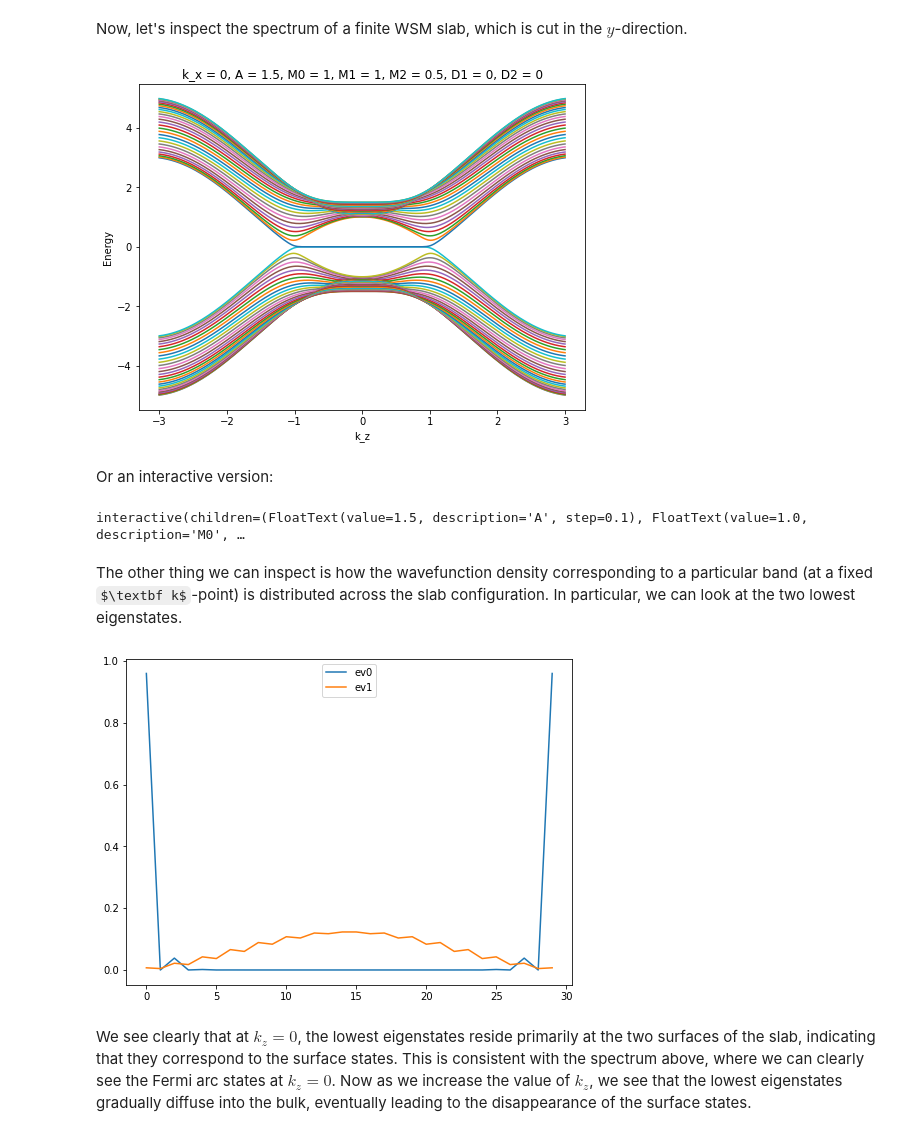
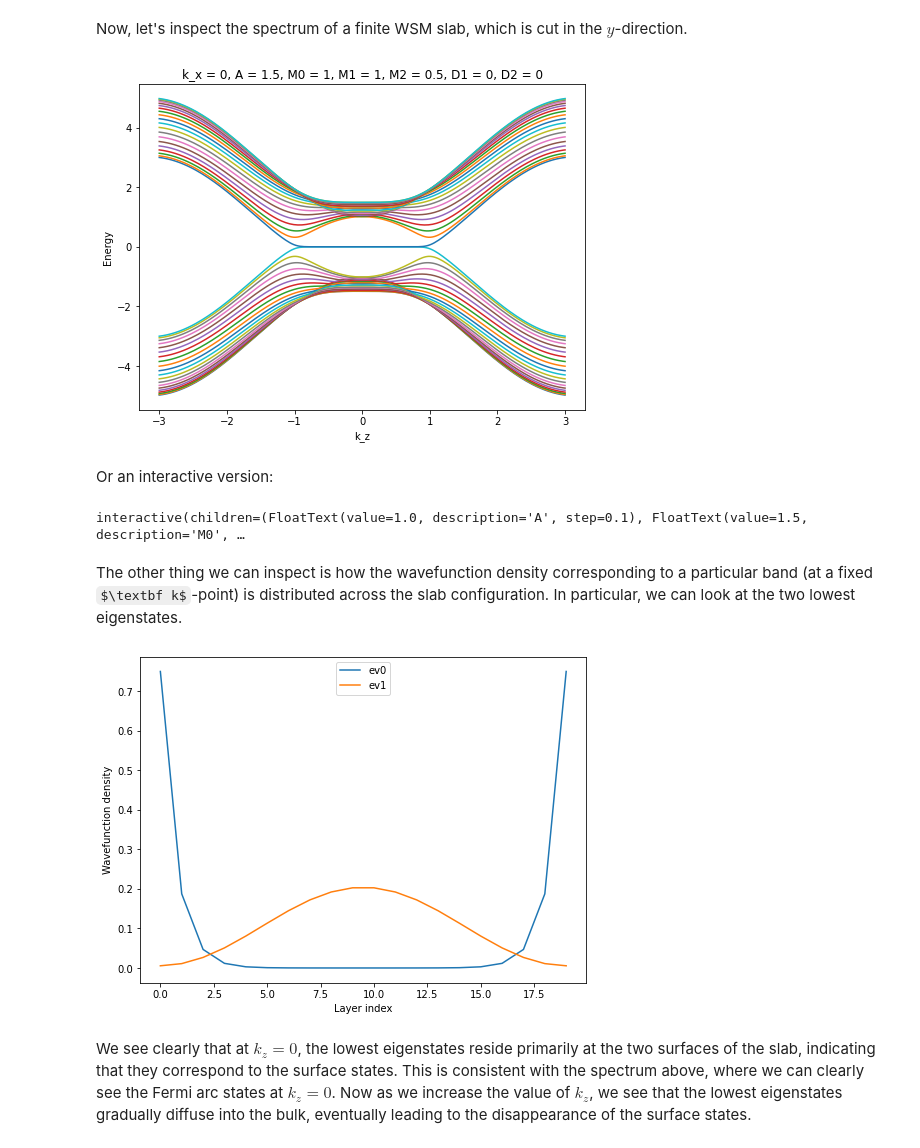
Before and after one commit to ruihao-li/TSM-tight-binding, a Jupyter notebook: TSM_TB_demo.ipynb, the cells around one changed output. Drawn from its saved outputs; the diff is of its cells as text; code cells hidden in the pictures; some formulas as TeX source.

```diff
--- a/TSM_TB_demo.ipynb
+++ b/TSM_TB_demo.ipynb
@@ -27,5 +29,5 @@ H_Weyl = """
 """
 
 HW_cont = kct.sympify(H_Weyl)
-template = kct.discretize(HW_cont)
+weyl_template = kct.discretize(HW_cont)
 # %%
@@ -55,30 +61,37 @@ WSM_spectrum(A=1.5, M0=1, M1=1, M2=0.5, D1=0, D2=0)
 # %% [markdown]
 Now, let's inspect the spectrum of a finite WSM slab, which is cut in the $y$-direction.
 # %%
-kx = ('k_x', 0)
-kz = ('k_z', np.linspace(-3, 3, 200))
-params = dict(A=1.5, M0=1, M1=1, M2=0.5, D1=0, D2=0)
-cf.plot_spectrum(syst=template, params=params, kx=kx, kz=kz, ts_dir='xz', L=30)
+def WSM_finite(A, M0, M1, M2, D1, D2, L):
+    params = dict(A=A, M0=M0, M1=M1, M2=M2, D1=D1, D2=D2)
+    return plot_spectrum(
+        syst=weyl_template, params=params, kx=kx, kz=kz, ts_dir="xz", L=L
+    )
+
+
+kx = ("k_x", 0)
+kz = ("k_z", np.linspace(-3, 3, 200))
+WSM_finite(A=1.5, M0=1, M1=1, M2=0.5, D1=0, D2=0, L=20)
 # %% [output]
-[figure, old version]
+[figure, new version]
 # %% [markdown]
 Or an interactive version:
-# %%
-def WSM_finite(A, M0, M1, M2, D1, D2):
-    params = dict(A=A, M0=M0, M1=M1, M2=M2, D1=D1, D2=D2)
-    return cf.plot_spectrum(syst=template, params=params, kx=kx, kz=kz, ts_dir='xz', L=30)
-
-cf.interact(WSM_finite, params, step_size=0.1)
-# %% [output]
-interactive(children=(FloatText(value=1.5, description='A', step=0.1), FloatText(value=1.0, description='M0', …
+# %%
+params = dict(A=1, M0=1.5, M1=1, M2=0.5, D1=0, D2=0)
+interact(
+    lambda A, M0, M1, M2, D1, D2: WSM_finite(A, M0, M1, M2, D1, D2, L=10),
+    params,
+    step_size=0.1,
+)
+# %% [output]
+interactive(children=(FloatText(value=1.0, description='A', step=0.1), FloatText(value=1.5, description='M0', …
 # %% [markdown]
 The other thing we can inspect is how the wavefunction density corresponding to a particular band (at a fixed $\textbf k$-point) is distributed across the slab configuration. In particular, we can look at the two lowest eigenstates.
 # %%
-kx = ('k_x', 0)
-kz = ('k_z', 0)
-cf.plot_wfs(template, params, kx=kx, kz=kz, L=30)
+kx = ("k_x", 0)
+kz = ("k_z", 0)
+plot_wfs(weyl_template, params, kx=kx, kz=kz, L=20)
 # %% [output]
-[figure, old version]
+[figure, new version]
 # %% [markdown]
 We see clearly that at $k_z = 0$, the lowest eigenstates reside primarily at the two surfaces of the slab, indicating that they correspond to the surface states. This is consistent with the spectrum above, where we can clearly see the Fermi arc states at $k_z = 0$. Now as we increase the value of $k_z$, we see that the lowest eigenstates gradually diffuse into the bulk, eventually leading to the disappearance of the surface states.
 # %%
```
Also changed, not shown: parts of 10 cells of this notebook, 2 other files.
